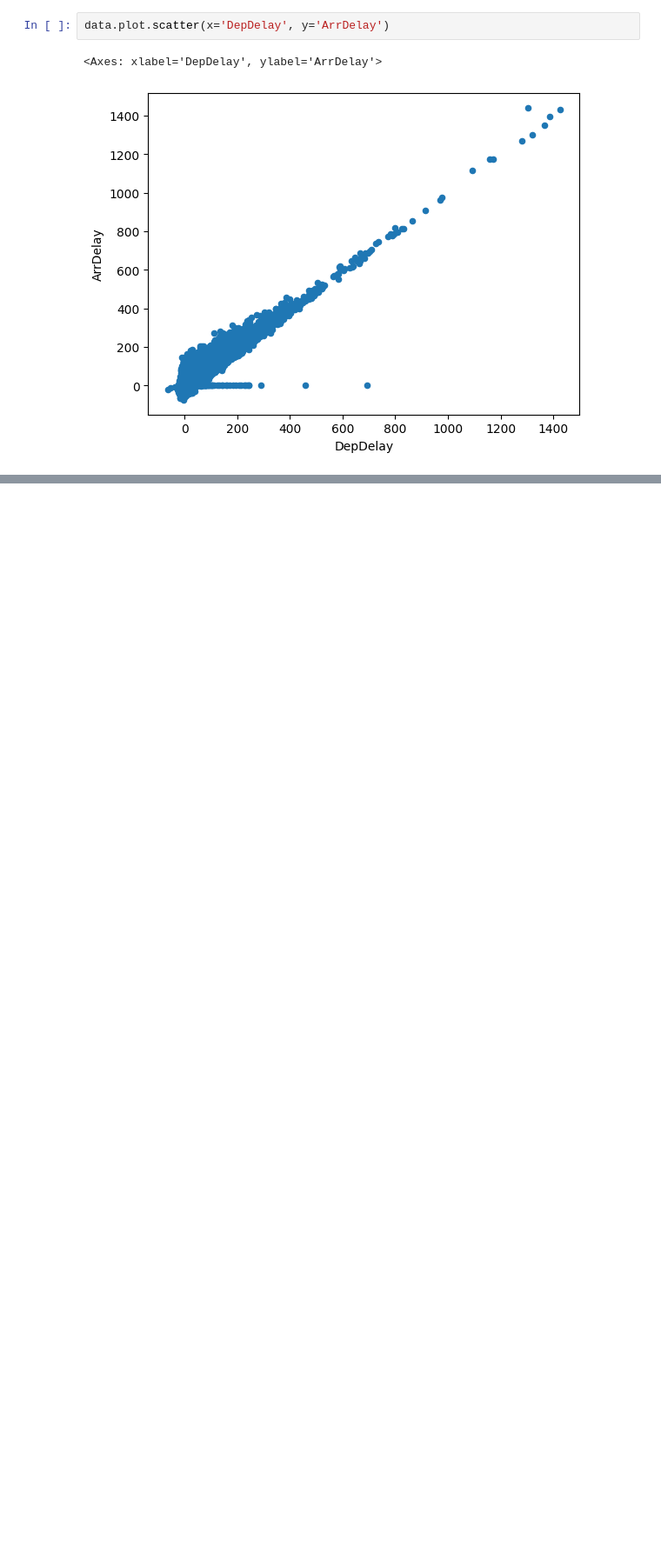
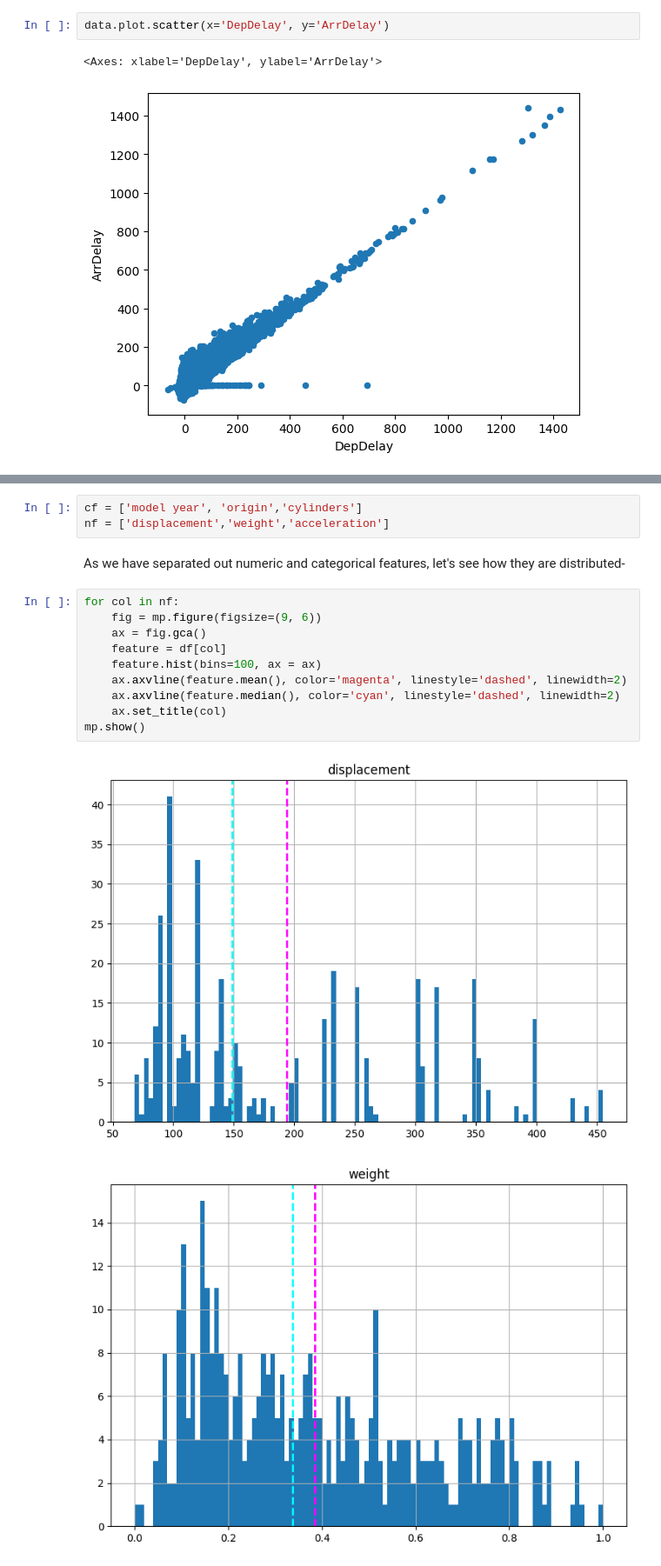
Before and after one commit to Chitransh-coder/ML, a Jupyter notebook: ML Notes.ipynb, the cells around one changed output, grey strips where cells are left out. Shown at 87% size. Drawn from its saved outputs; the diff is of its cells as text; blank space fills up the shorter version.

```diff
--- a/ML Notes.ipynb
+++ b/ML Notes.ipynb
@@ -310,0 +398,18 @@ For that we'll move step by step.
+# %%
+cf = ['model year', 'origin','cylinders']
+nf = ['displacement','weight','acceleration']
+# %% [markdown]
+As we have separated out numeric and categorical features, let's see how they are distributed-
+# %%
+for col in nf:
+    fig = mp.figure(figsize=(9, 6))
+    ax = fig.gca()
+    feature = df[col]
+    feature.hist(bins=100, ax = ax)
+    ax.axvline(feature.mean(), color='magenta', linestyle='dashed', linewidth=2)
+    ax.axvline(feature.median(), color='cyan', linestyle='dashed', linewidth=2)
+    ax.set_title(col)
+mp.show()
+# %% [output]
+[figure, added]
+[figure, added]
```
Also changed, not shown: parts of 26 cells of this notebook, 1 other file.
